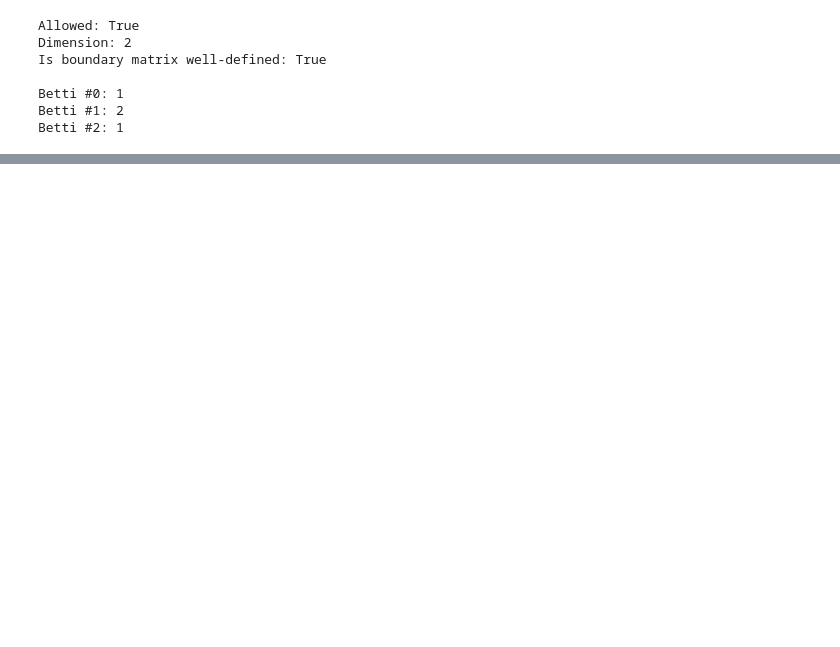
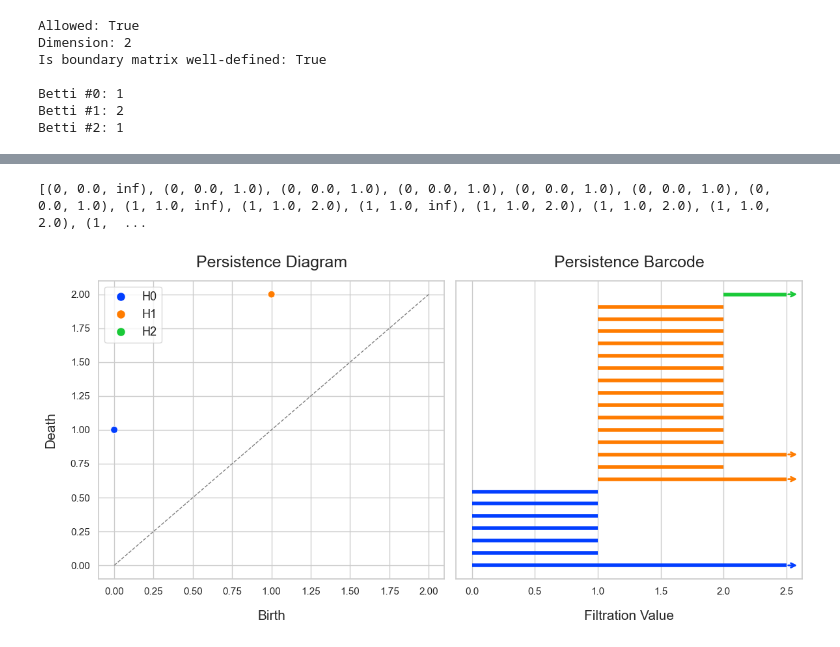
Before and after one commit to DovydasVe/computational-geometry-tda, a Jupyter notebook: notebooks/case_study_mathematical_structures.ipynb, the cells around one changed output, grey strips where cells are left out. Saved outputs shown, nothing was run; the diff lists cells and outputs as text; code cells hidden in the pictures; blank space fills up the shorter version.

```diff
--- a/notebooks/case_study_mathematical_structures.ipynb
+++ b/notebooks/case_study_mathematical_structures.ipynb
@@ -202,0 +266,17 @@ Betti #2: 1
+# %%
+F_torus = Filtration()
+
+for simplex in torus_sc.simplices:
+    F_torus.add(simplex, float(simplex.dim()))
+
+pairs_torus = F_torus.extract_pairs()
+print(pairs_torus)
+
+PD_torus = PersistenceDiagram()
+for pair in pairs_torus:
+    PD_torus.add_pair(pair)
+
+PD_torus.plot_diagram()
+# %% [output]
+[(0, 0.0, inf), (0, 0.0, 1.0), (0, 0.0, 1.0), (0, 0.0, 1.0), (0, 0.0, 1.0), (0, 0.0, 1.0), (0, 0.0, 1.0), (1, 1.0, inf), (1, 1.0, 2.0), (1, 1.0, inf), (1, 1.0, 2.0), (1, 1.0, 2.0), (1, 1.0, 2.0), (1,  ...
+[figure, added]
```
Also changed, not shown: parts of 23 cells of this notebook, 3 other files.
